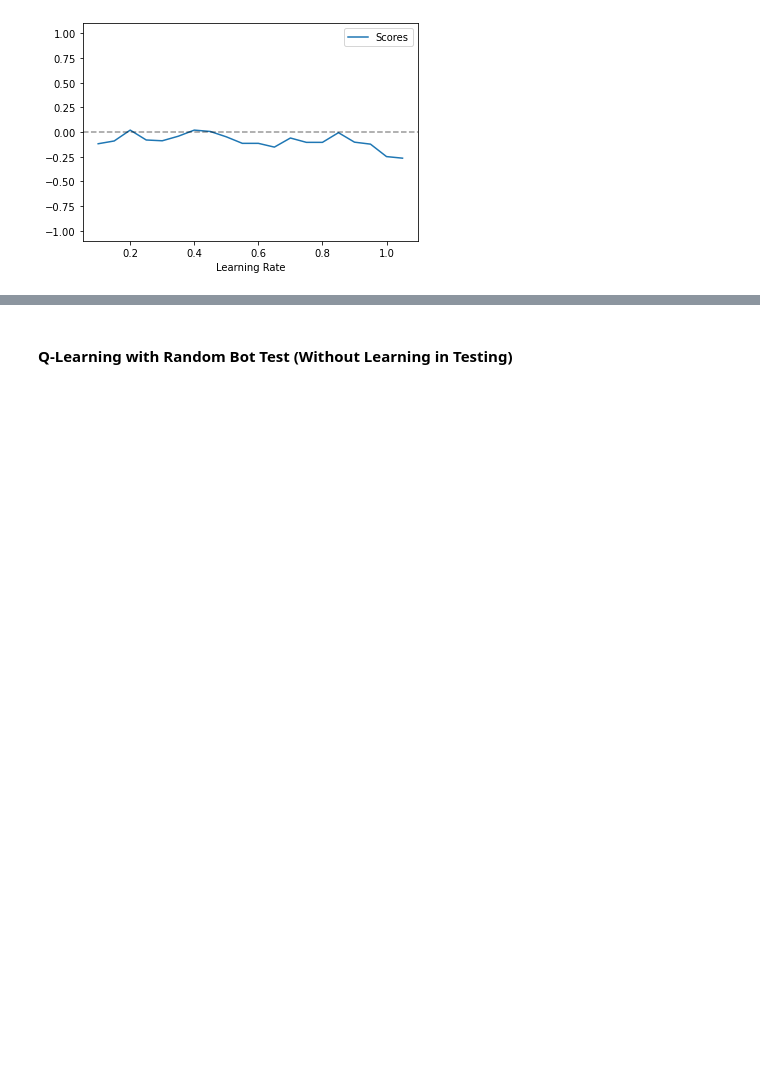
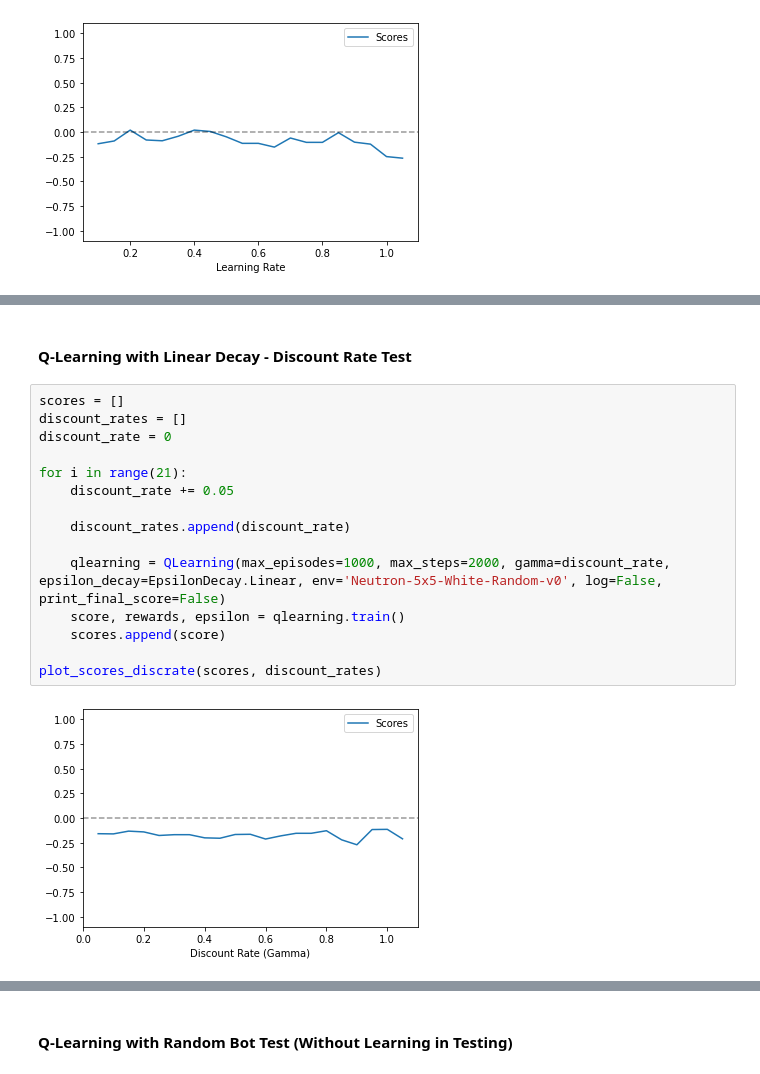
Before and after one commit to Maligetzus/IART, a Jupyter notebook: NeutronRL_Notebook.ipynb, the cells around one changed output, grey strips where cells are left out. Cells and saved outputs as stored; diff of their text form; blank space fills up the shorter version.

Commit message:
added some more tests to the notebook

```diff
--- a/NeutronRL_Notebook.ipynb
+++ b/NeutronRL_Notebook.ipynb
@@ -378,0 +409,19 @@ With these results, we can conclude that different learning rate doesn't influen
+# %% [markdown]
+#### Q-Learning with Linear Decay - Discount Rate Test
+# %%
+scores = []
+discount_rates = []
+discount_rate = 0
+
+for i in range(21):
+    discount_rate += 0.05
+
+    discount_rates.append(discount_rate)
+
+    qlearning = QLearning(max_episodes=1000, max_steps=2000, gamma=discount_rate, epsilon_decay=EpsilonDecay.Linear, env='Neutron-5x5-White-Random-v0', log=False, print_final_score=False)
+    score, rewards, epsilon = qlearning.train()
+    scores.append(score)
+
+plot_scores_discrate(scores, discount_rates)
+# %% [output]
+[figure, added]
```
Also changed, not shown: parts of 13 cells of this notebook.
